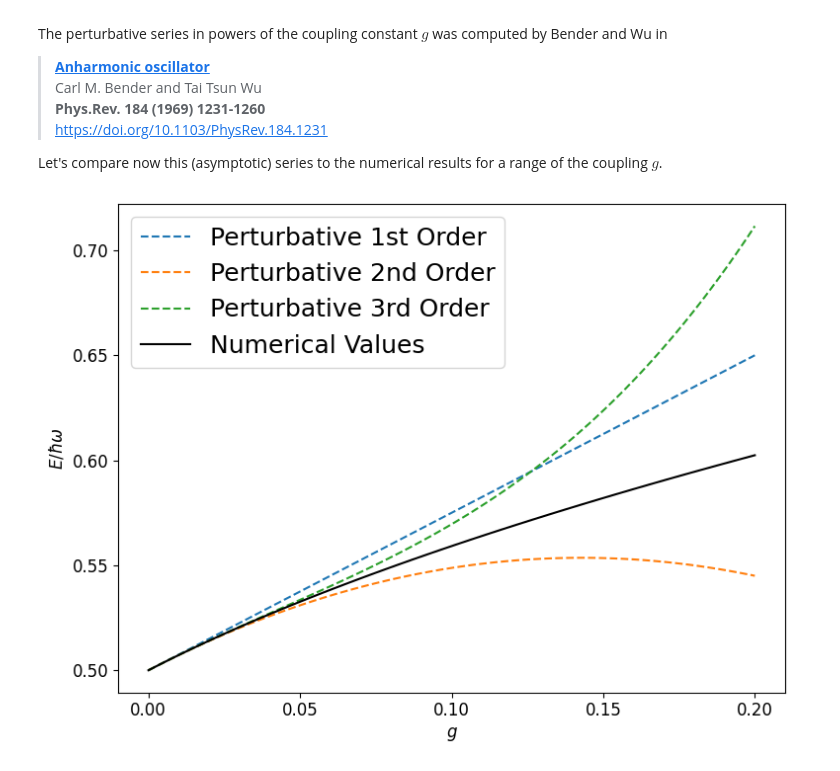
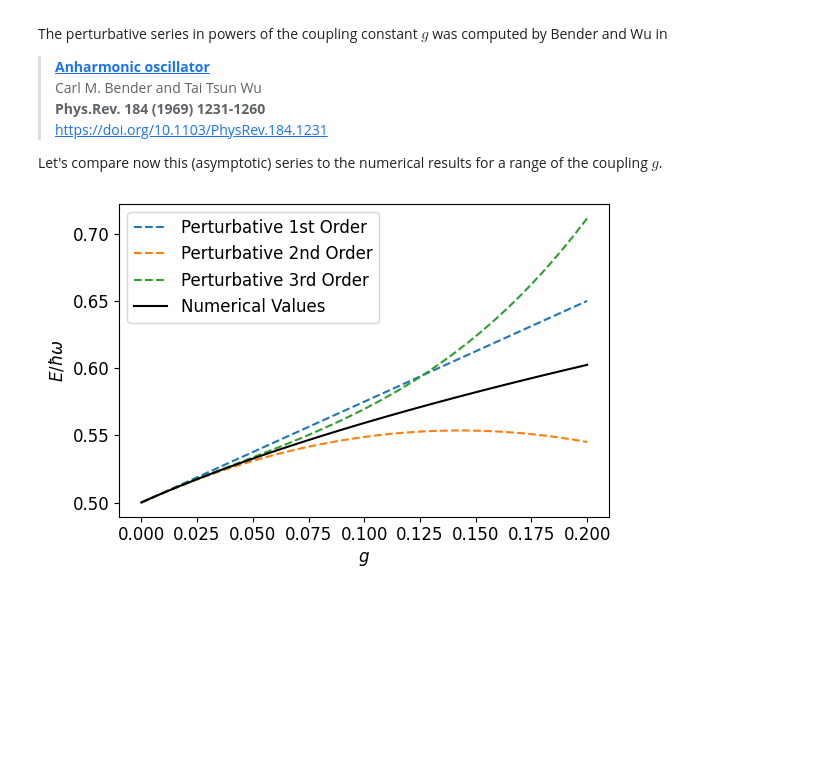
Before and after one commit to raimonluna/LecturesOnSpectralMethods, a Jupyter notebook: Lecture3_LinearODEs_Eigenvalues.ipynb, the cells around one changed output. Drawn from its saved outputs; the diff is of its cells as text; code cells hidden in the pictures; blank space fills up the shorter version.

```diff
--- a/Lecture3_LinearODEs_Eigenvalues.ipynb
+++ b/Lecture3_LinearODEs_Eigenvalues.ipynb
@@ -223,36 +223,36 @@ def numerical_energy(g):
     A = - 0.5 * D2 + 0.5 * np.diag(xf**2) + g * np.diag(xf**4)
     B = I.copy()
 
     A[0,:]  = I[0, :]
     A[-1,:] = I[-1,:]
     B[0,:]  = B[-1,:] = 0
 
     E, V = eig(A, B)
     return np.min(E.real)
 
 def perturbative_energy(g, order):
     coefs = [+1/2, +3/4, -21/8, +333/16, -30885/128, +916731/256, -65518401/1024,
              +2723294673/2048, -1030495099053/32768, +54626982511455/65536]
     E = 0
     for k in range(order + 1):
         E += coefs[k] * g**k
     return E
 
 ################################################################################
 ################################ PLOTTING PART #################################
 ################################################################################
-fig, ax = plt.subplots(figsize = (8, 6))
-plt.rc('font', size = 18)
+fig, ax = plt.subplots(1,1, figsize = (6, 4));
+plt.rc('font', size = 12)
 
-ax.plot(g_values, [perturbative_energy(g, 1) for g in g_values], '--', label = 'Perturbative 1st Order')
-ax.plot(g_values, [perturbative_energy(g, 2) for g in g_values], '--', label = 'Perturbative 2nd Order')
-ax.plot(g_values, [perturbative_energy(g, 3) for g in g_values], '--', label = 'Perturbative 3rd Order')
+ax.plot(g_values, perturbative_energy(g_values, 1), '--', label = 'Perturbative 1st Order')
+ax.plot(g_values, perturbative_energy(g_values, 2), '--', label = 'Perturbative 2nd Order')
+ax.plot(g_values, perturbative_energy(g_values, 3), '--', label = 'Perturbative 3rd Order')
 ax.plot(g_values, [numerical_energy(g) for g in g_values], 'k',  label = 'Numerical Values')
 ax.set_xlabel('$g$')
 ax.set_ylabel('$E / \\hbar \\omega$')
 ax.legend()
 
 plt.tight_layout()
 ################################################################################
 # %% [output]
-[figure, old version]
+[figure, new version]
```
Also changed, not shown: parts of 1 cell of this notebook.
